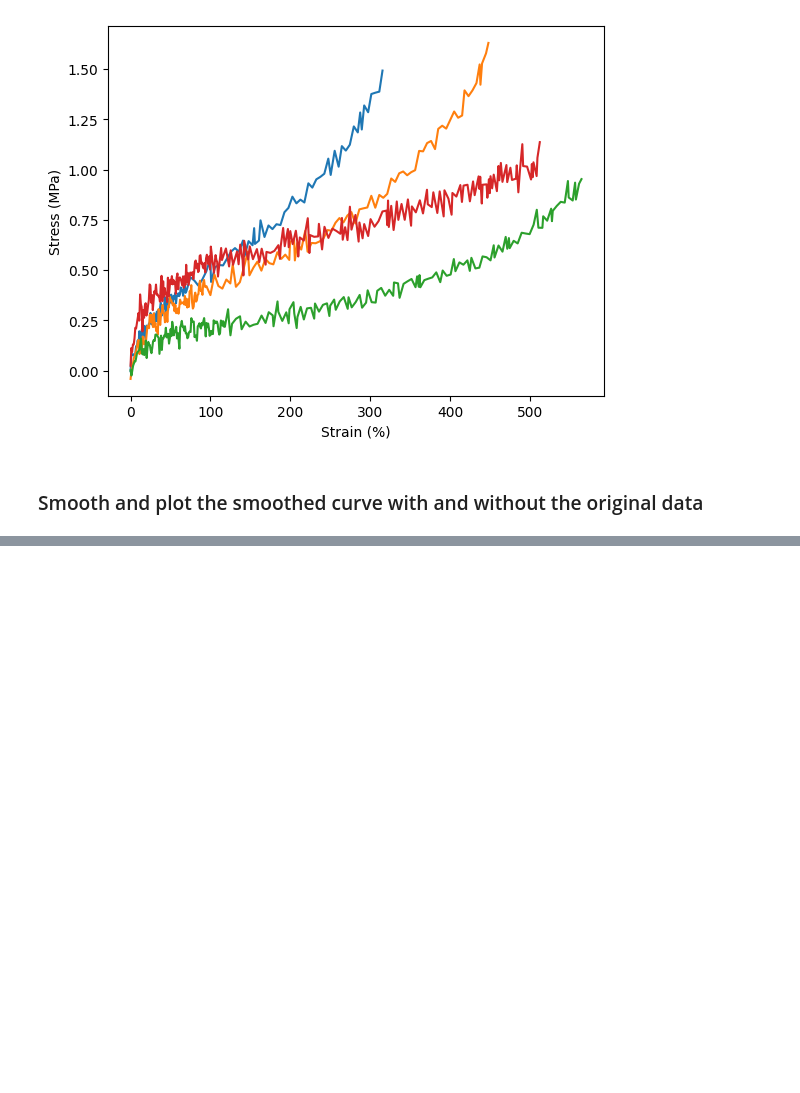
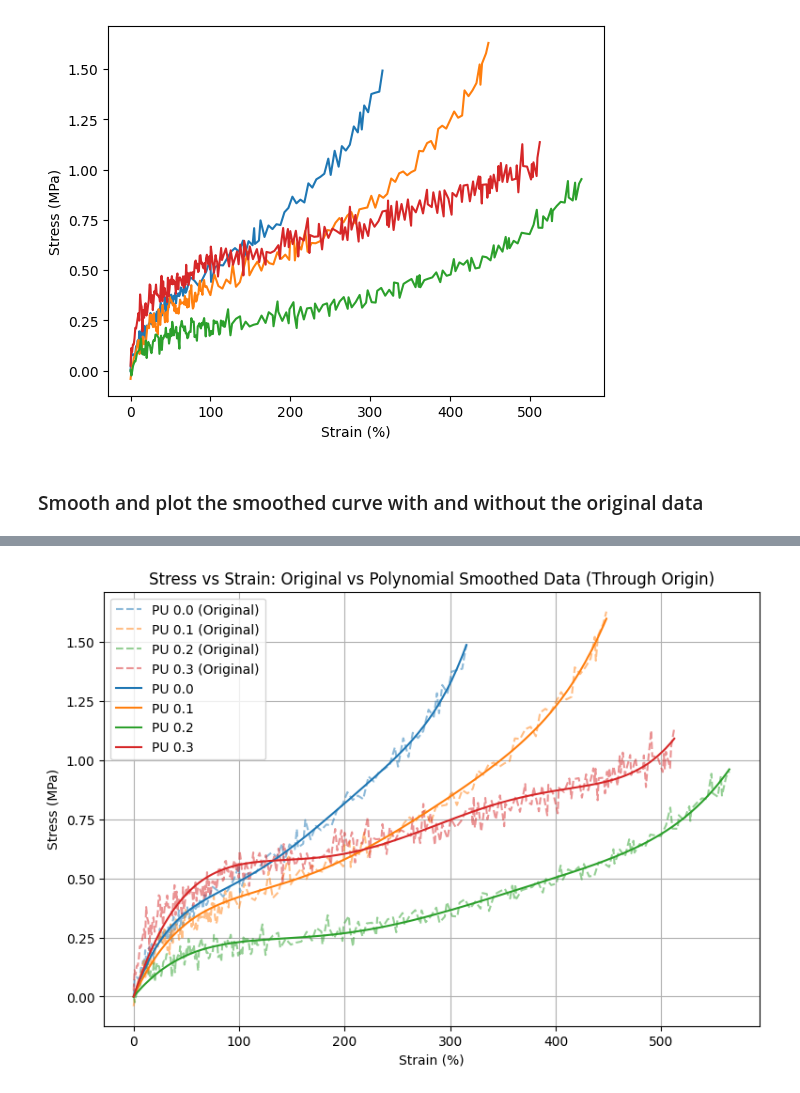
Before and after one commit to JHU-Kessler-Group/GraftedHybridLatexPaper, a Jupyter notebook: Figure2.ipynb, the cells around one changed output, grey strips where cells are left out. Saved outputs shown, nothing was run; the diff lists cells and outputs as text; code cells hidden in the pictures; blank space fills up the shorter version.

```diff
--- a/Figure2.ipynb
+++ b/Figure2.ipynb
@@ -175,0 +186,85 @@ plt.show()
+# %%
+# Polynomial fit through the origin
+def poly_fit_through_origin(x, y, degree):
+    # To force the polynomial through the origin (0,0), we fit a polynomial
+    # of the form y = a_n * x^n + a_{n-1} * x^{n-1} + ... + a_1 * x
+    # This is equivalent to fitting y/x = a_n * x^{n-1} + ... + a_1
+    # However, dividing by x is problematic when x is close to zero.
+    # A more robust approach is to use linear algebra to solve for the coefficients
+    # with the constraint that the constant term is zero.
+
+    # Construct the Vandermonde matrix for the polynomial fit without the constant term
+    # The columns will be x^degree, x^(degree-1), ..., x^1
+    X = np.vander(x, degree + 1)[:, :-1] # Exclude the x^0 (constant) term
+
+    # Use least squares to find the coefficients
+    # We want to solve X @ coeffs = y for coeffs
+    coeffs, residuals, rank, s = np.linalg.lstsq(X, y, rcond=None)
+
+    # The coefficients are for x^degree, x^(degree-1), ..., x^1
+    # We need to create a polynomial function. np.poly1d expects coefficients
+    # in descending powers, including the constant term. Since our constant is 0,
+    # we can append a 0 to the coefficients.
+    poly_coeffs = np.append(coeffs, 0)
+
+    # Create the polynomial function
+    poly = np.poly1d(poly_coeffs)
+
+    return poly
+
+# Apply polynomial fit to all dataframes
+poly_degree = 5  # Use the same degree as before
+
+dataframes = {
+    'PU 0.0': pu_0_0_df,
+    'PU 0.1': pu_0_1_df,
+    'PU 0.2': pu_0_2_df,
+    'PU 0.3': pu_0_3_df
+}
+
+smoothed_poly_dataframes = {}
+
+for name, df in dataframes.items():
+    poly_fit = poly_fit_through_origin(df['Strain (%)'], df['Stress (MPa)'], degree=poly_degree)
+    # Generate smoothed data points using the polynomial fit
+    strain_smoothed = np.insert(df['Strain (%)'].values, 0, 0)
+    stress_smoothed = poly_fit(strain_smoothed)
+
+    smoothed_poly_dataframes[name] = pd.DataFrame({
+        'Strain (%)': strain_smoothed,
+        'Stress (MPa)': stress_smoothed,
+        'Sample': name # Add a column to identify the sample
+    })
+
+# Concatenate all smoothed dataframes for plotting
+all_smoothed_poly_data = pd.concat(smoothed_poly_dataframes.values())
+
+# Plot original and smoothed data for all samples
+plt.figure(figsize=(9, 6))
+
+# Plot original data
+for name, df in dataframes.items():
+    sns.lineplot(x='Strain (%)', y='Stress (MPa)', data=df, label=f'{name} (Original)', linestyle='--', alpha=0.5) # Add alpha for transparency
+
+# Plot smoothed data
+sns.lineplot(x='Strain (%)', y='Stress (MPa)', hue='Sample', data=all_smoothed_poly_data)
+
+
+plt.title('Stress vs Strain: Original vs Polynomial Smoothed Data (Through Origin)')
+plt.xlabel('Strain (%)')
+plt.ylabel('Stress (MPa)')
+plt.legend()
+plt.grid(True)
+plt.show()
+
+# Optional: Plot only the smoothed data for better clarity
+plt.figure(figsize=(9, 6))
+sns.lineplot(x='Strain (%)', y='Stress (MPa)', hue='Sample', data=all_smoothed_poly_data)
+
+plt.title('Stress vs Strain: Polynomial Smoothed Data (Through Origin)')
+plt.xlabel('Strain (%)')
+plt.ylabel('Stress (MPa)')
+plt.grid(True)
+plt.show()
+# %% [output]
+[figure, added]
```
Also changed, not shown: parts of 5 cells of this notebook.
